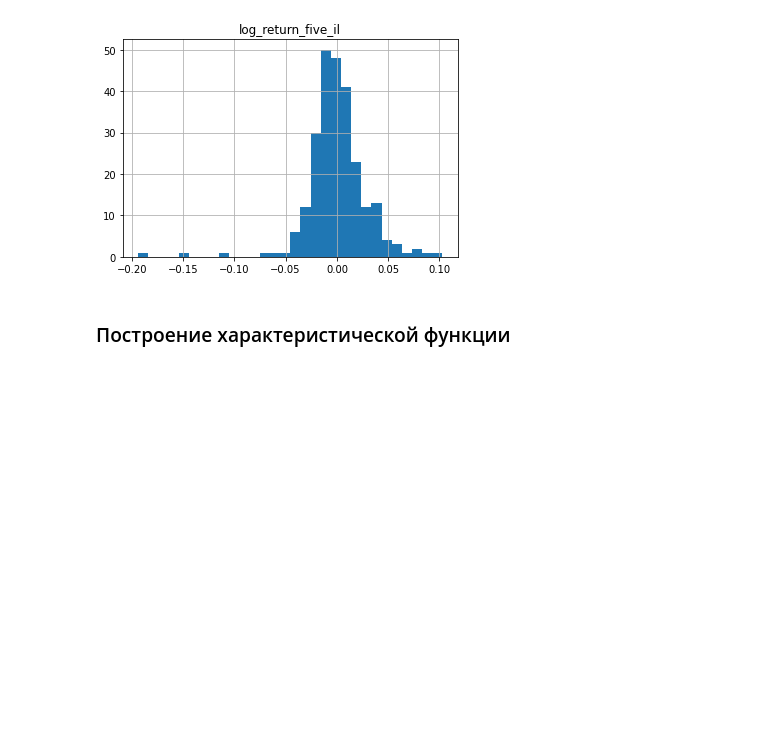
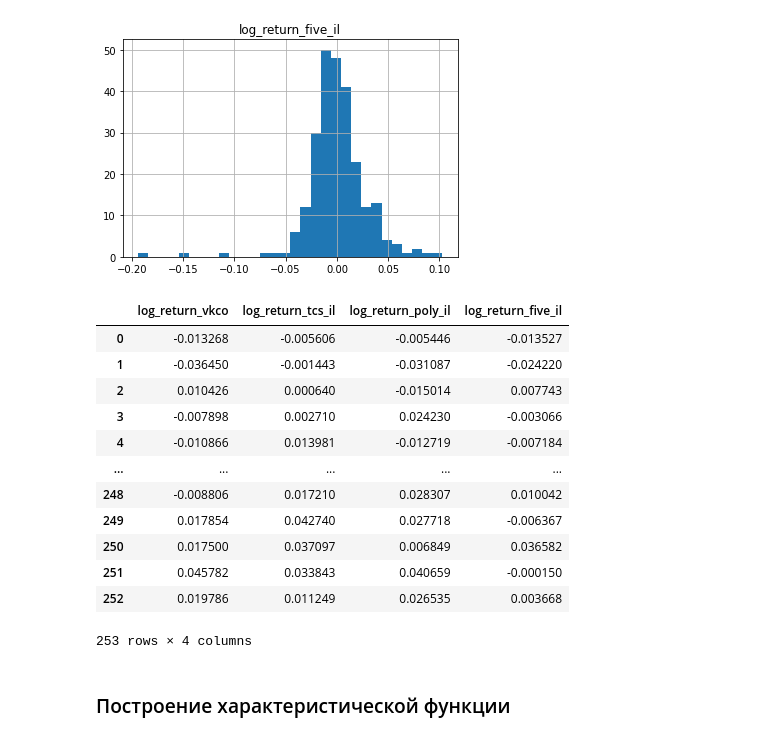
Before and after one commit to ChingisBadmaev/Copula-Models-Comparison-for-Portfolio-Risk-Assessment, a Jupyter notebook: data_processing.ipynb, the cells around one changed output. Drawn from its saved outputs; the diff is of its cells as text; code cells hidden in the pictures; blank space fills up the shorter version.

Commit message:
Save all log return data

```diff
--- a/data_processing.ipynb
+++ b/data_processing.ipynb
@@ -116,6 +116,28 @@ dtype: float64
 [figure]
 [figure]
 [figure]
+# %%
+all_data = pd.DataFrame()
+all_data = pd.concat([math_expectation_shift(log_return_vkco),
+                      math_expectation_shift(log_return_tcs_il),
+                      math_expectation_shift(log_return_poly_il),
+                      math_expectation_shift(log_return_five_il)], axis=1)
+all_data.to_csv('log_return_data.csv', index=False)
+all_data
+# %% [output]
+|  | log_return_vkco | log_return_tcs_il | log_return_poly_il | log_return_five_il |
+| 0 | -0.013268 | -0.005606 | -0.005446 | -0.013527 |
+| 1 | -0.036450 | -0.001443 | -0.031087 | -0.024220 |
+| 2 | 0.010426 | 0.000640 | -0.015014 | 0.007743 |
+| 3 | -0.007898 | 0.002710 | 0.024230 | -0.003066 |
+| 4 | -0.010866 | 0.013981 | -0.012719 | -0.007184 |
+| ... | ... | ... | ... | ... |
+| 248 | -0.008806 | 0.017210 | 0.028307 | 0.010042 |
+| 249 | 0.017854 | 0.042740 | 0.027718 | -0.006367 |
+| 250 | 0.017500 | 0.037097 | 0.006849 | 0.036582 |
+| 251 | 0.045782 | 0.033843 | 0.040659 | -0.000150 |
+| 252 | 0.019786 | 0.011249 | 0.026535 | 0.003668 |
+253 rows × 4 columns
 # %% [markdown]
 ### Построение характеристической функции
 # %%
```
Also changed, not shown: 1 other file.
